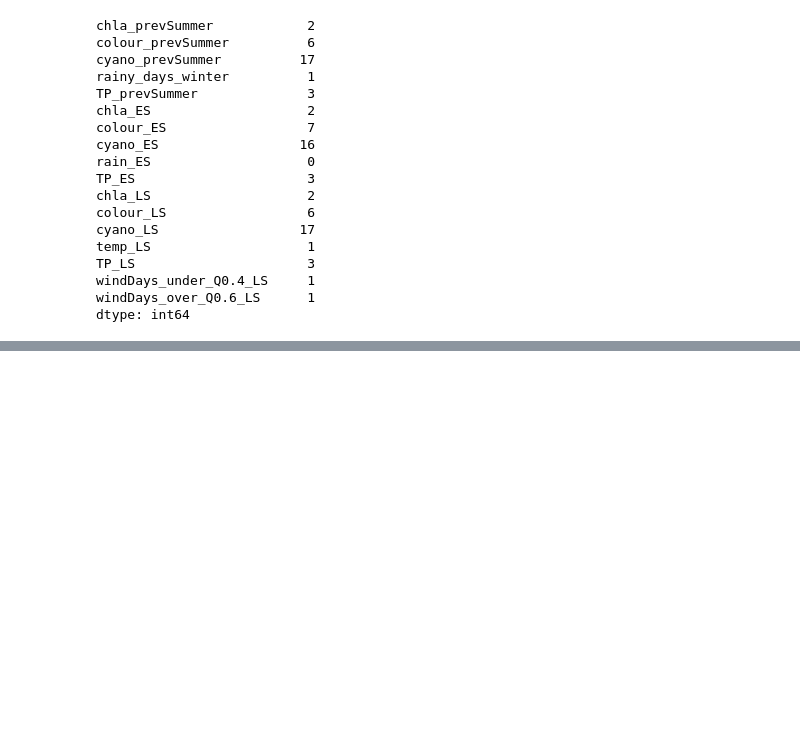
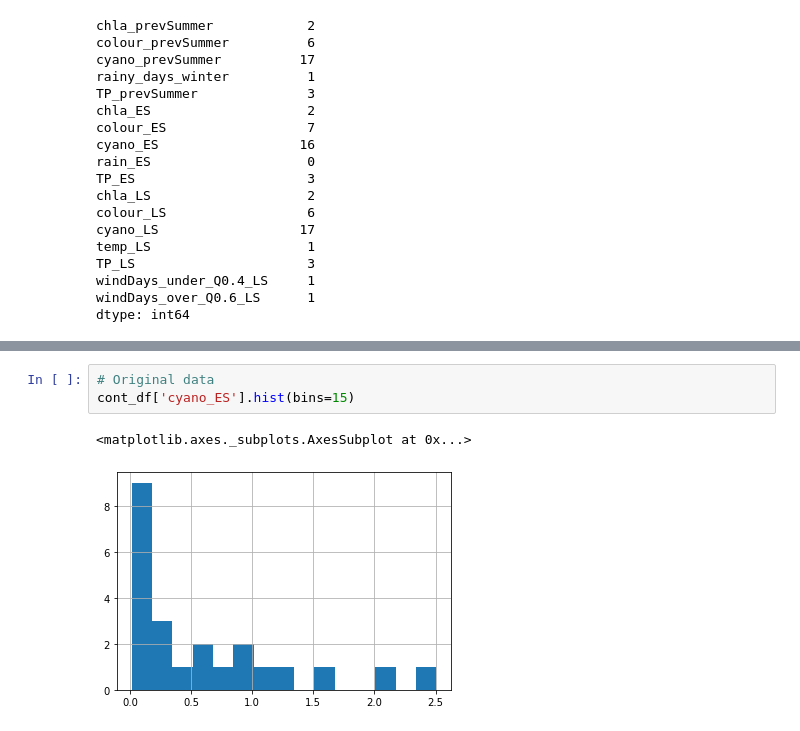
Before and after one commit to icra/WATExR, a Jupyter notebook: Norway_Morsa/Model_Development/Notebooks/05_Discretize_continuous_vars.ipynb, the cells around one changed output, grey strips where cells are left out. Saved outputs shown, nothing was run; the diff lists cells and outputs as text; blank space fills up the shorter version.

```diff
--- a/Norway_Morsa/Model_Development/Notebooks/05_Discretize_continuous_vars.ipynb
+++ b/Norway_Morsa/Model_Development/Notebooks/05_Discretize_continuous_vars.ipynb
@@ -375,0 +387,6 @@ dtype: int64
+# %%
+# Original data
+cont_df['cyano_ES'].hist(bins=15)
+# %% [output]
+<matplotlib.axes._subplots.AxesSubplot at 0x...>
+[figure, added]
```
Also changed, not shown: parts of 13 cells of this notebook, 3 other files.
